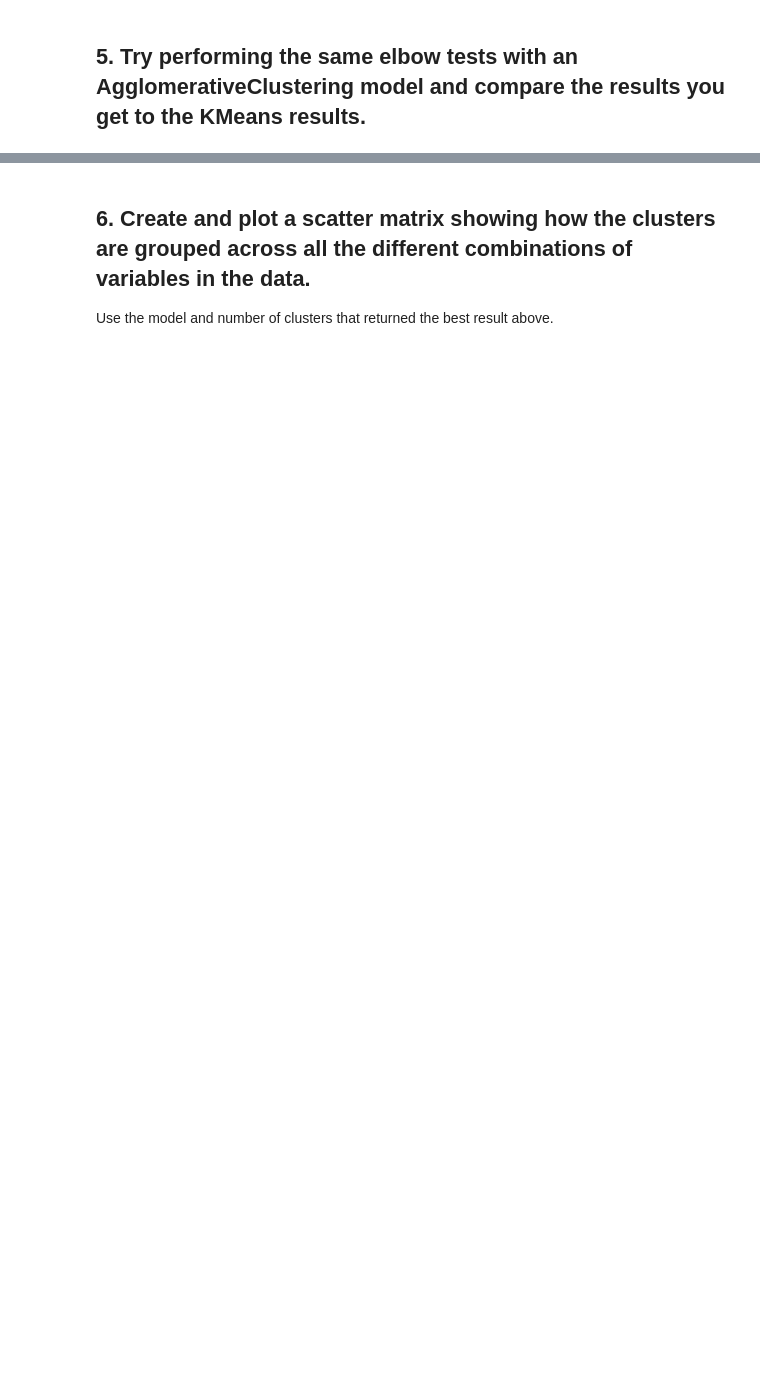
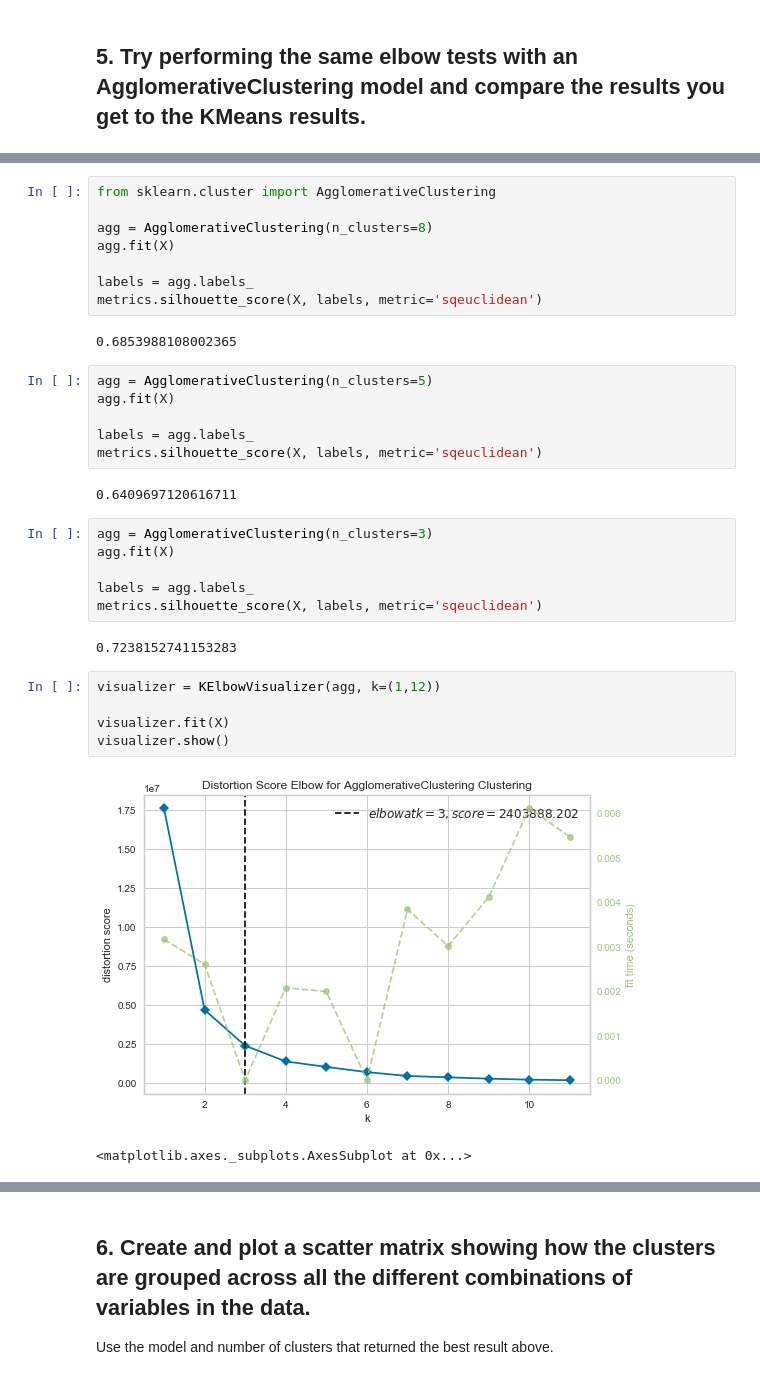
Before and after one commit to ta-datapt-bcn/lab_evaluation, a Jupyter notebook: lab-unsupervised-learning-evaluation/your-code/main.ipynb, the cells around one changed output, grey strips where cells are left out. Drawn from its saved outputs; the diff is of its cells as text; blank space fills up the shorter version.

```diff
--- a/lab-unsupervised-learning-evaluation/your-code/main.ipynb
+++ b/lab-unsupervised-learning-evaluation/your-code/main.ipynb
@@ -34,0 +107,34 @@ from sklearn.cluster import AgglomerativeClustering
+# %%
+from sklearn.cluster import AgglomerativeClustering
+
+agg = AgglomerativeClustering(n_clusters=8)
+agg.fit(X)
+
+labels = agg.labels_
+metrics.silhouette_score(X, labels, metric='sqeuclidean')
+# %% [output]
+0.6853988108002365
+# %%
+agg = AgglomerativeClustering(n_clusters=5)
+agg.fit(X)
+
+labels = agg.labels_
+metrics.silhouette_score(X, labels, metric='sqeuclidean')
+# %% [output]
+0.6409697120616711
+# %%
+agg = AgglomerativeClustering(n_clusters=3)
+agg.fit(X)
+
+labels = agg.labels_
+metrics.silhouette_score(X, labels, metric='sqeuclidean')
+# %% [output]
+0.7238152741153283
+# %%
+visualizer = KElbowVisualizer(agg, k=(1,12))
+
+visualizer.fit(X)
+visualizer.show()
+# %% [output]
+[figure, added]
+<matplotlib.axes._subplots.AxesSubplot at 0x...>
```
Also changed, not shown: parts of 22 cells of this notebook, 2 other files.
